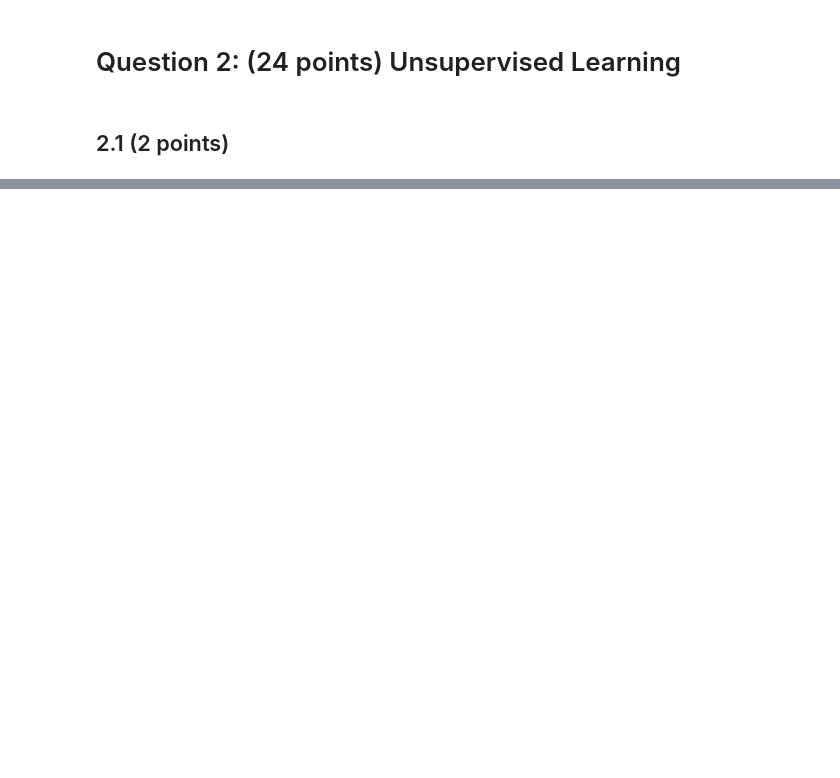
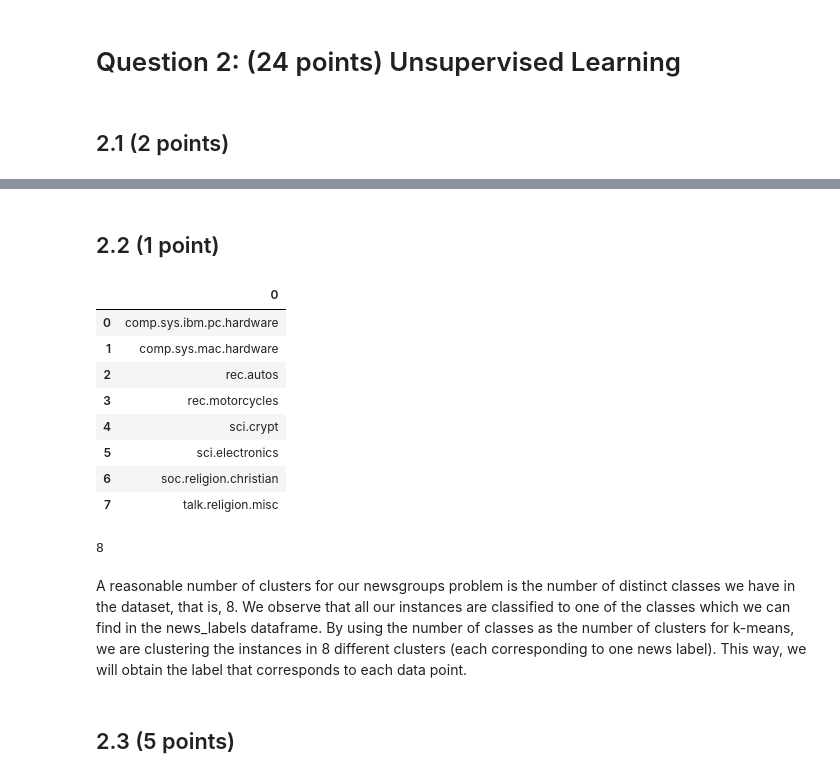
Before and after one commit to celinadong/IAML-CW2, a Jupyter notebook: Data/PartA/Part A - 20 Newsgroups.ipynb, the cells around one changed output, grey strips where cells are left out. Cells and saved outputs as stored; diff of their text form; code cells hidden in the pictures; blank space fills up the shorter version.

```diff
--- a/Data/PartA/Part A - 20 Newsgroups.ipynb
+++ b/Data/PartA/Part A - 20 Newsgroups.ipynb
@@ -281,0 +281,22 @@ The K-Means algorithm is non-deterministic because
+# %% [markdown]
+## 2.2 (1 point)
+# %%
+news_labels
+# %% [output]
+|  | 0 |
+| 0 | comp.sys.ibm.pc.hardware |
+| 1 | comp.sys.mac.hardware |
+| 2 | rec.autos |
+| 3 | rec.motorcycles |
+| 4 | sci.crypt |
+| 5 | sci.electronics |
+| 6 | soc.religion.christian |
+| 7 | talk.religion.misc |
+# %%
+len(y_train.unique())
+# %% [output]
+8
+# %% [markdown]
+A reasonable number of clusters for our newsgroups problem is the number of distinct classes we have in the dataset, that is, 8. We observe that all our instances are classified to one of the classes which we can find in the news_labels dataframe. By using the number of classes as the number of clusters for k-means, we are clustering the instances in 8 different clusters (each corresponding to one news label). This way, we will obtain the label that corresponds to each data point.
+# %% [markdown]
+## 2.3 (5 points)
```
Also changed, not shown: parts of 17 cells of this notebook.
